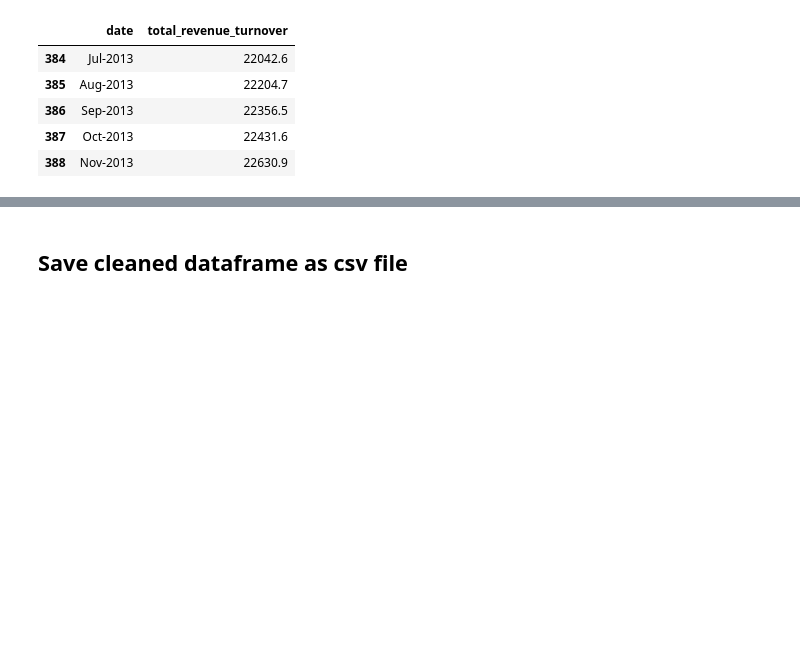
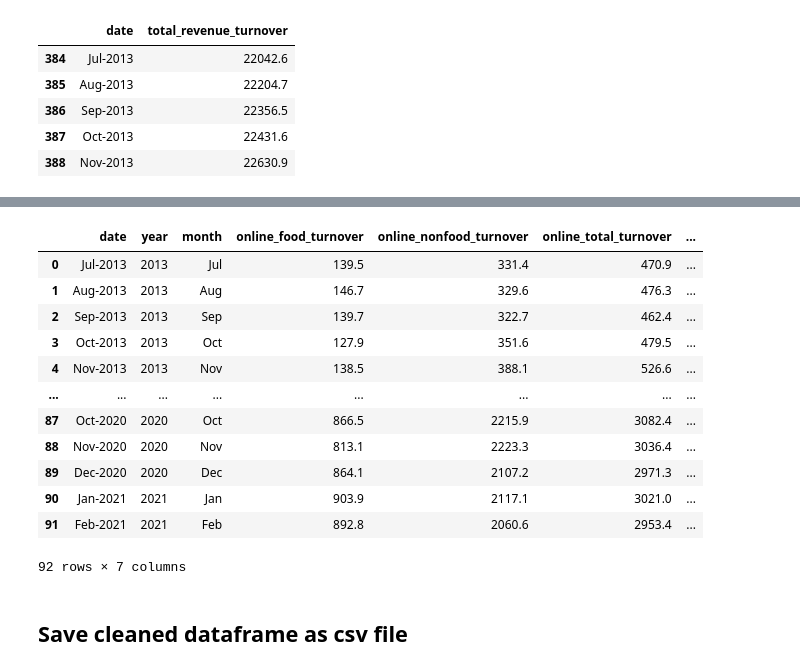
Before and after one commit to Damini-Patel/ecommerce-growth-projection-australia, a Jupyter notebook: ETL/ExtractTransform.ipynb, the cells around one changed output, grey strips where cells are left out. Cells and saved outputs as stored; diff of their text form; code cells hidden in the pictures; blank space fills up the shorter version.

```diff
--- a/ETL/ExtractTransform.ipynb
+++ b/ETL/ExtractTransform.ipynb
@@ -201,3 +201,7 @@ combined_df
 | 90 | Jan-2021 | 903.9 | 2117.1 | 3021.0 | 30538.5 |
 | 91 | Feb-2021 | 892.8 | 2060.6 | 2953.4 | 30300.6 |
 92 rows × 5 columns
+# %%
+#Split the date column into month and year for easy plotting
+combined_df[['month','year']] = combined_df.date.str.split("-",expand=True,)
+combined_df
@@ -204,3 +222,21 @@ combined_df
+# %%
+# Re-arrange columns
+combined_df = combined_df[['date', 'year', 'month', 'online_food_turnover', 'online_nonfood_turnover', 'online_total_turnover', 'total_revenue_turnover']]
+combined_df
+# %% [output]
+|  | date | year | month | online_food_turnover | online_nonfood_turnover | online_total_turnover | ... |
+| 0 | Jul-2013 | 2013 | Jul | 139.5 | 331.4 | 470.9 | ... |
+| 1 | Aug-2013 | 2013 | Aug | 146.7 | 329.6 | 476.3 | ... |
+| 2 | Sep-2013 | 2013 | Sep | 139.7 | 322.7 | 462.4 | ... |
+| 3 | Oct-2013 | 2013 | Oct | 127.9 | 351.6 | 479.5 | ... |
+| 4 | Nov-2013 | 2013 | Nov | 138.5 | 388.1 | 526.6 | ... |
+| ... | ... | ... | ... | ... | ... | ... | ... |
+| 87 | Oct-2020 | 2020 | Oct | 866.5 | 2215.9 | 3082.4 | ... |
+| 88 | Nov-2020 | 2020 | Nov | 813.1 | 2223.3 | 3036.4 | ... |
+| 89 | Dec-2020 | 2020 | Dec | 864.1 | 2107.2 | 2971.3 | ... |
+| 90 | Jan-2021 | 2021 | Jan | 903.9 | 2117.1 | 3021.0 | ... |
+| 91 | Feb-2021 | 2021 | Feb | 892.8 | 2060.6 | 2953.4 | ... |
+92 rows × 7 columns
 # %% [markdown]
 ## Save cleaned dataframe as csv file
 # %%
```
Also changed, not shown: parts of 3 cells of this notebook, 2 other files.
